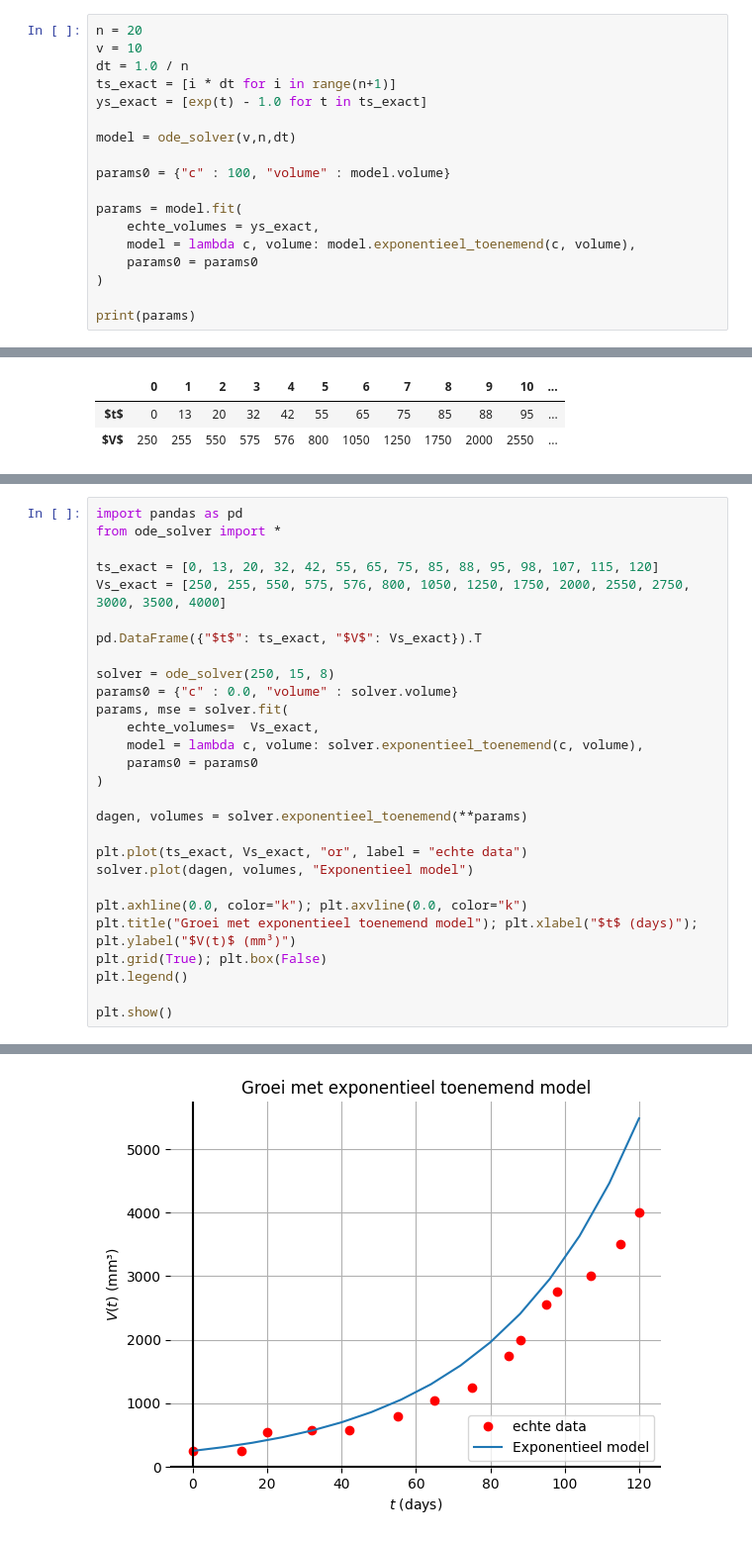
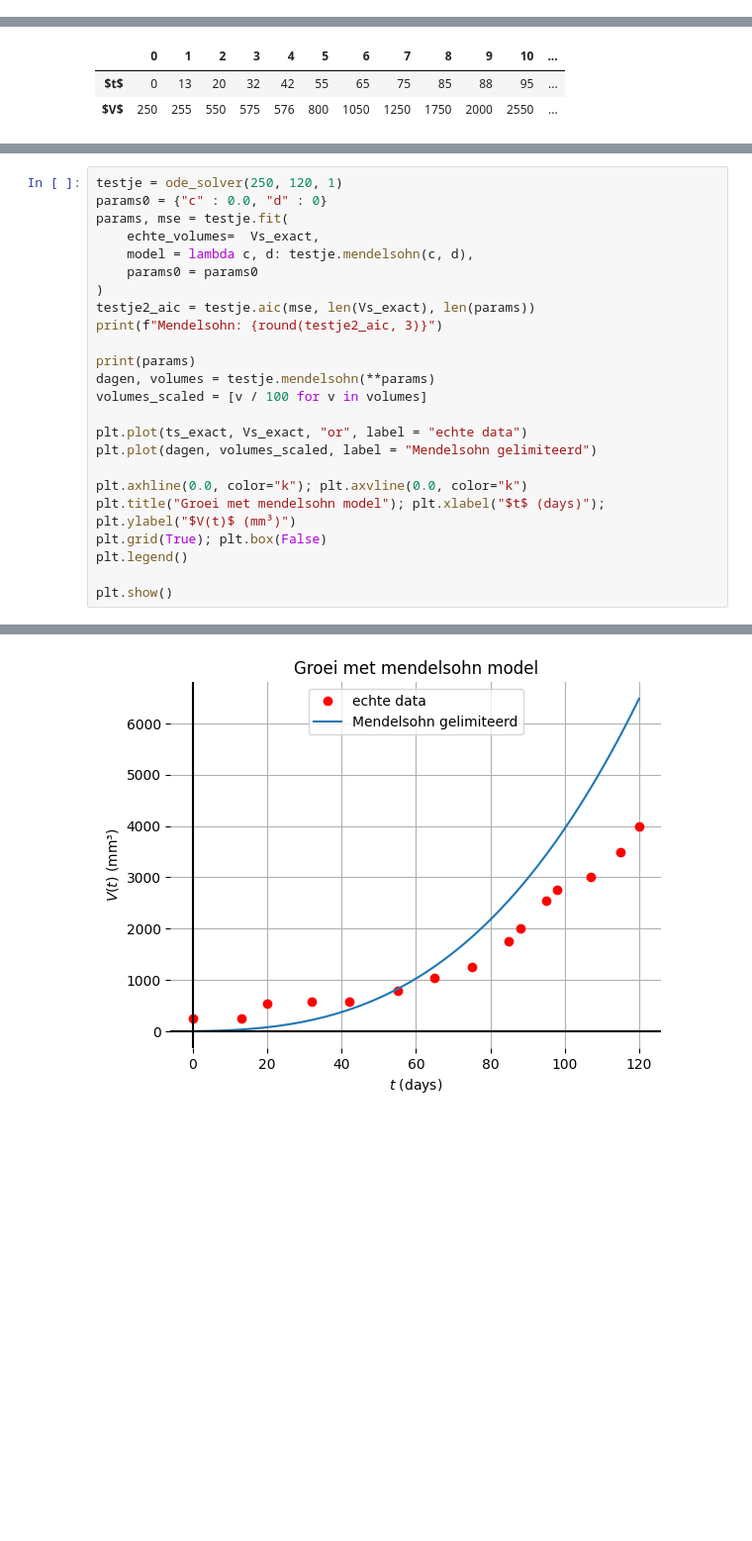
Before and after one commit to MirteDraaijer/ODEs, a Jupyter notebook: ode_demo.ipynb, the cells around one changed output, grey strips where cells are left out. Shown at 99% size. Drawn from its saved outputs; the diff is of its cells as text; blank space fills up the shorter version.

Commit message:
Demo uitwerken en proberen te fixen dat het volume explodeert bij de modellen

```diff
--- a/ode_demo.ipynb
+++ b/ode_demo.ipynb
@@ -134,18 +0,0 @@ De runge-kutta test was om te kijken of het overeenkomt met het voorbeeld uit de
-# %%
-n = 20
-v = 10
-dt = 1.0 / n
-ts_exact = [i * dt for i in range(n+1)]
-ys_exact = [exp(t) - 1.0 for t in ts_exact]
-
-model = ode_solver(v,n,dt)
-
-params0 = {"c" : 100, "volume" : model.volume}
-
-params = model.fit(
-    echte_volumes = ys_exact,
-    model = lambda c, volume: model.exponentieel_toenemend(c, volume),
-    params0 = params0
-)
-
-print(params)
@@ -321,27 +159,23 @@ Het lineair gelimiteerde model heeft de laagste AIC-waarde (~131.498), gevolgd d
 # %%
-import pandas as pd
-from ode_solver import *
-
-ts_exact = [0, 13, 20, 32, 42, 55, 65, 75, 85, 88, 95, 98, 107, 115, 120]
-Vs_exact = [250, 255, 550, 575, 576, 800, 1050, 1250, 1750, 2000, 2550, 2750, 3000, 3500, 4000]
-
-pd.DataFrame({"$t$": ts_exact, "$V$": Vs_exact}).T
-
-solver = ode_solver(250, 15, 8)
-params0 = {"c" : 0.0, "volume" : solver.volume}
-params, mse = solver.fit(
+testje = ode_solver(250, 120, 1)
+params0 = {"c" : 0.0, "d" : 0}
+params, mse = testje.fit(
     echte_volumes=  Vs_exact,
-    model = lambda c, volume: solver.exponentieel_toenemend(c, volume),
+    model = lambda c, d: testje.mendelsohn(c, d),
     params0 = params0
 )
+testje2_aic = testje.aic(mse, len(Vs_exact), len(params))
+print(f"Mendelsohn: {round(testje2_aic, 3)}")
 
-dagen, volumes = solver.exponentieel_toenemend(**params)
+print(params)
+dagen, volumes = testje.mendelsohn(**params)
+volumes_scaled = [v / 100 for v in volumes]
 
 plt.plot(ts_exact, Vs_exact, "or", label = "echte data")
-solver.plot(dagen, volumes, "Exponentieel model")
+plt.plot(dagen, volumes_scaled, label = "Mendelsohn gelimiteerd")
 
 plt.axhline(0.0, color="k"); plt.axvline(0.0, color="k")
-plt.title("Groei met exponentieel toenemend model"); plt.xlabel("$t$ (days)"); plt.ylabel("$V(t)$ (mm³)")
+plt.title("Groei met mendelsohn model"); plt.xlabel("$t$ (days)"); plt.ylabel("$V(t)$ (mm³)")
 plt.grid(True); plt.box(False)
 plt.legend()
 
@@ -350 +186 @@ plt.show()
-[figure, old version]
+[figure, new version]
```
Also changed, not shown: parts of 32 cells of this notebook, 1 other file.
